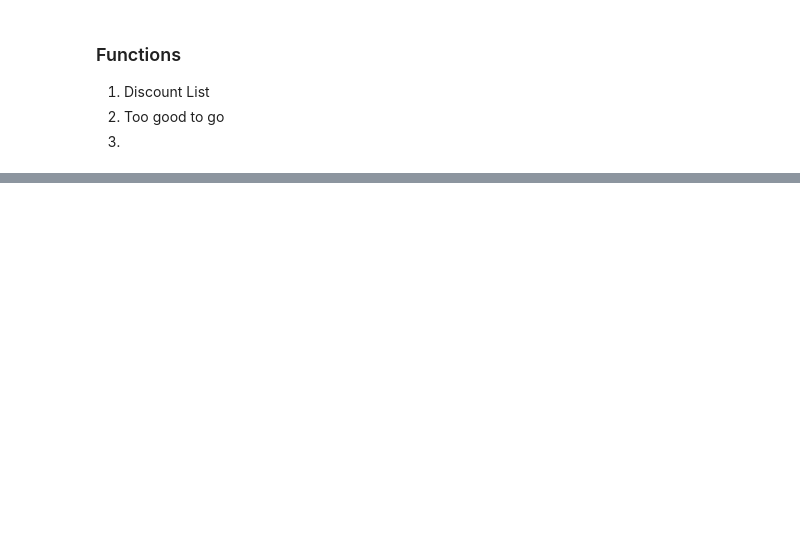
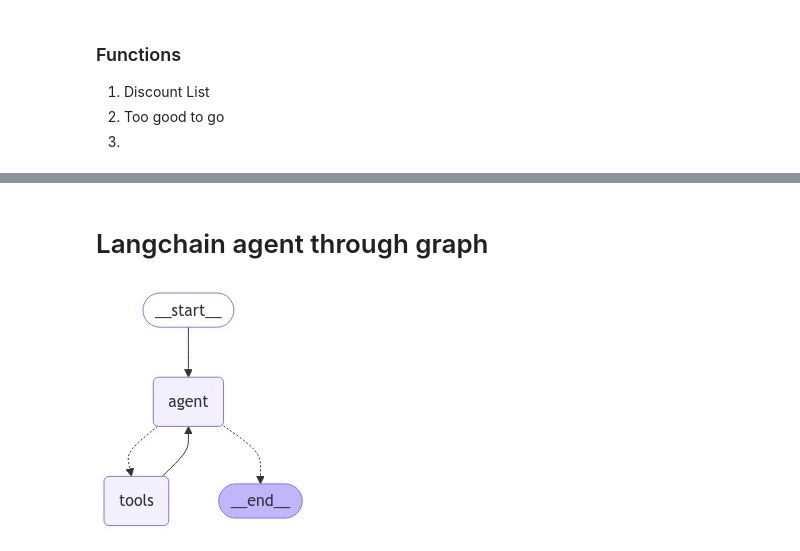
Before and after one commit to Jakhongir0103/aipm, a Jupyter notebook: experiment.ipynb, the cells around one changed output, grey strips where cells are left out. Cells and saved outputs as stored; diff of their text form; code cells hidden in the pictures; blank space fills up the shorter version.

```diff
--- a/experiment.ipynb
+++ b/experiment.ipynb
@@ -26,0 +80,26 @@ purchase_history.sample(5)
+# %%
+# Analyzer
+def build_analyst_tool(warehouse, purchase_history):
+    llm_analyst = ChatOpenAI(model="gpt-4o-mini")
+
+    prompt = ChatPromptTemplate.from_messages(
+        [
+            SystemMessage(content=(analyst_system_prompt)),
+            MessagesPlaceholder(variable_name="messages"),
+        ]
+    )
+
+    tool = PythonAstREPLTool(locals={"warehouse": warehouse, "purchase_history": purchase_history})
+
+    model_with_tool = llm_analyst.bind_tools(tools=[tool], tool_choice=tool.name)
+
+    parser = JsonOutputKeyToolsParser(key_name=tool.name, first_tool_only=True)
+
+    chain = prompt | model_with_tool | parser | tool
+
+    return chain.as_tool(
+        name="database_analyzer", description="Queries the datasets `warehouse` and `purchase_history` to answer the given question, and returns the output."
+    )
+
+tool_analyst = build_analyst_tool(warehouse, purchase_history)
+tool_analyst.invoke({"messages": [HumanMessage(content="Is there any product on sale?")]})
@@ -26,0 +118,17 @@ purchase_history.sample(5)
+# %% [markdown]
+# Langchain agent through graph
+# %%
+from langgraph.prebuilt import create_react_agent
+
+llm = ChatOpenAI(model="gpt-4o-mini")
+
+tool_analyst = build_analyst_tool(warehouse, purchase_history)
+model_with_tool = llm.bind_tools(tools=[tool_analyst], tool_choice=tool_analyst.name)
+
+graph = create_react_agent(llm, tools=[tool_analyst])
+# %%
+from IPython.display import Image, display
+
+display(Image(graph.get_graph().draw_mermaid_png()))
+# %% [output]
+[figure, added]
```
Also changed, not shown: parts of 19 cells of this notebook, 1 other file.
